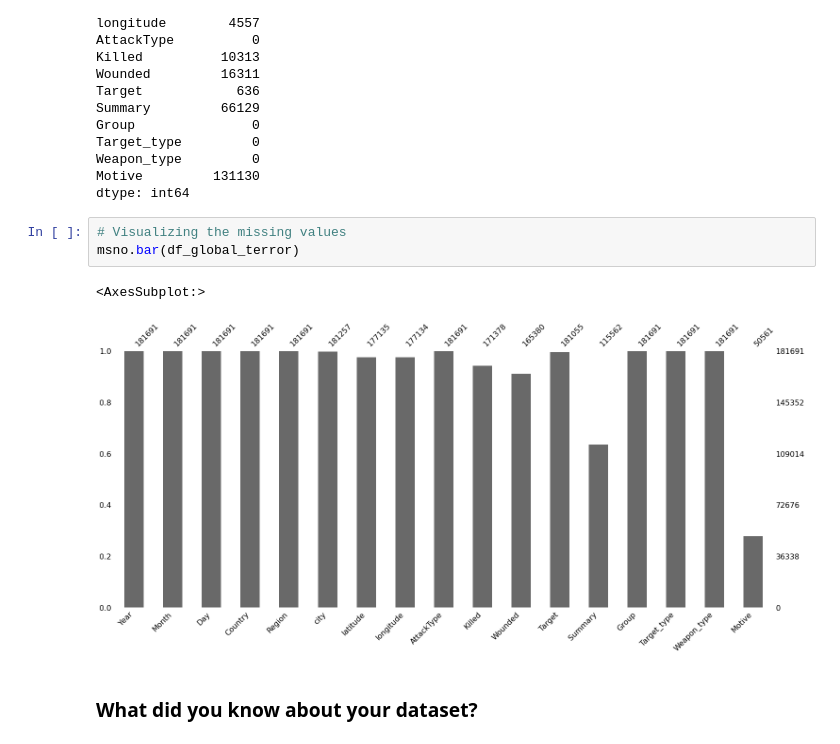
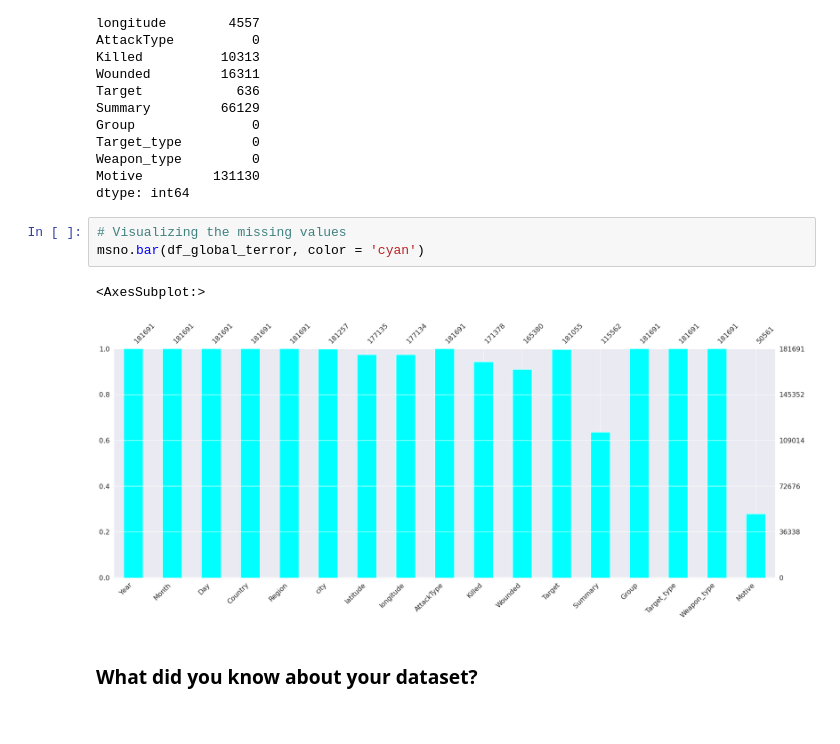
Before and after one commit to cpacharya/Global-Terrorism, a Jupyter notebook: EDA_project_on_Global_Terrorism_by_Chandra_Prakash_Acharya.ipynb, the cells around one changed output. Saved outputs shown, nothing was run; the diff lists cells and outputs as text.

```diff
--- a/EDA_project_on_Global_Terrorism_by_Chandra_Prakash_Acharya.ipynb
+++ b/EDA_project_on_Global_Terrorism_by_Chandra_Prakash_Acharya.ipynb
@@ -190,10 +195,10 @@ Motive         131130
 dtype: int64
 # %%
 # Visualizing the missing values
-msno.bar(df_global_terror)
+msno.bar(df_global_terror, color = 'cyan')
 # %% [output]
 <AxesSubplot:>
-[figure, old version]
+[figure, new version]
 # %% [markdown]
 ### What did you know about your dataset?
 # %% [markdown]
```
Also changed, not shown: parts of 15 cells of this notebook.
